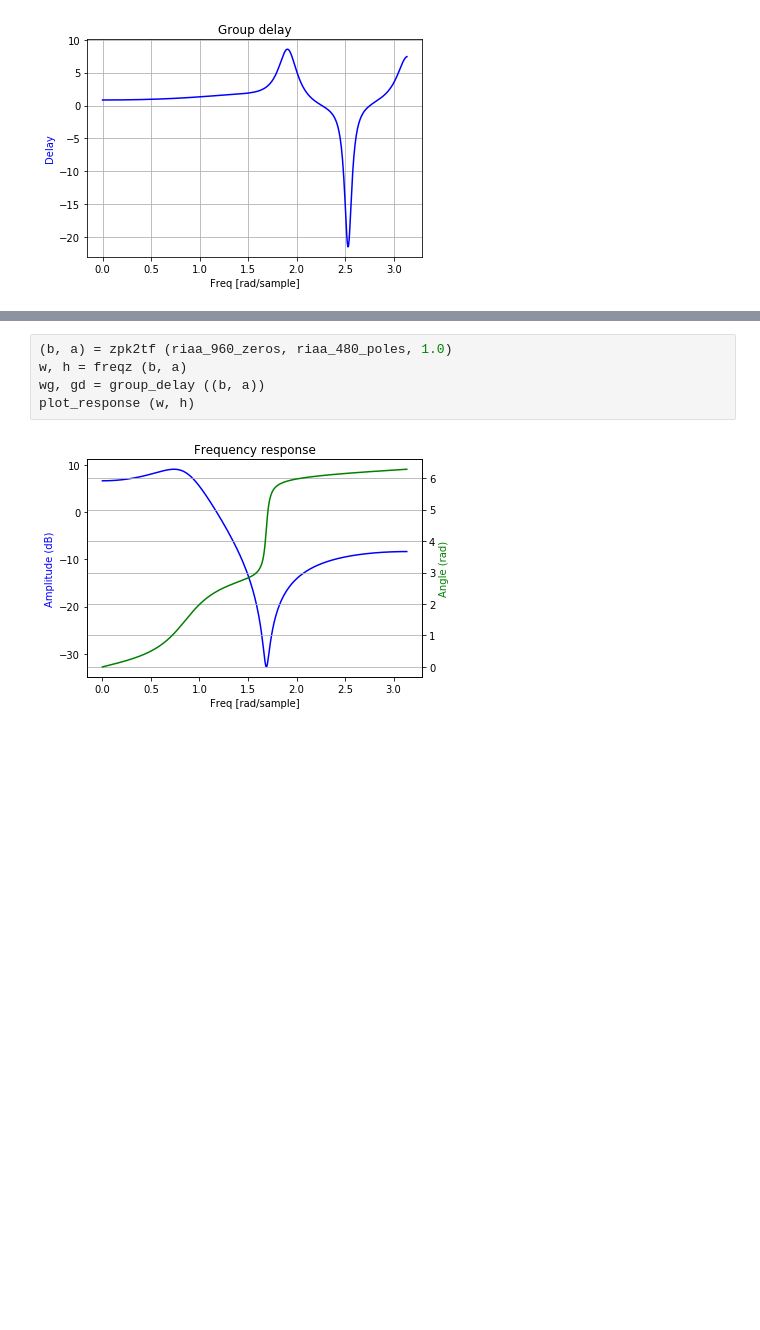
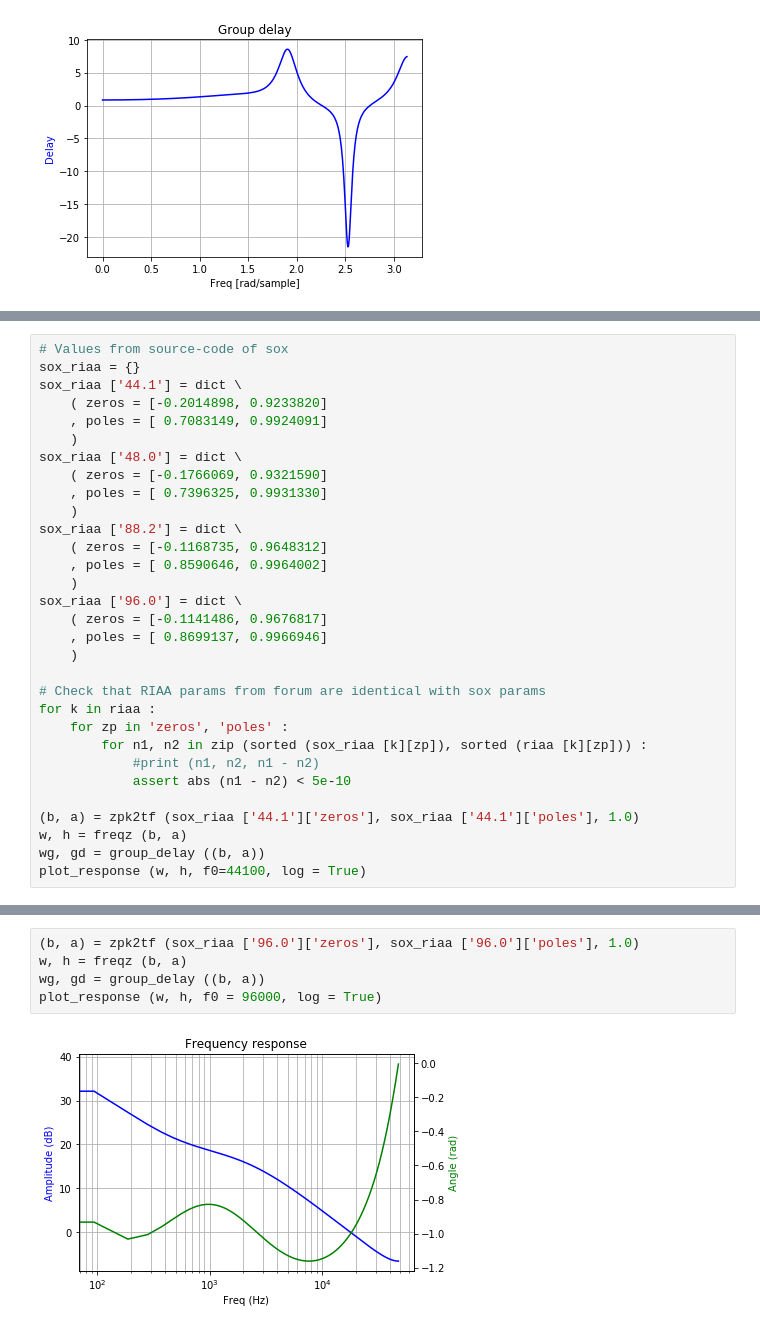
Before and after one commit to schlatterbeck/filter-optimizer, a Jupyter notebook: IIR_Filter.ipynb, the cells around one changed output, grey strips where cells are left out. Drawn from its saved outputs; the diff is of its cells as text; blank space fills up the shorter version.

Commit message:
More RIAA

```diff
--- a/IIR_Filter.ipynb
+++ b/IIR_Filter.ipynb
@@ -368,0 +446,31 @@ plot_response (w, h)
+# %%
+# Values from source-code of sox
+sox_riaa = {}
+sox_riaa ['44.1'] = dict \
+    ( zeros = [-0.2014898, 0.9233820]
+    , poles = [ 0.7083149, 0.9924091]
+    )
+sox_riaa ['48.0'] = dict \
+    ( zeros = [-0.1766069, 0.9321590]
+    , poles = [ 0.7396325, 0.9931330]
+    )
+sox_riaa ['88.2'] = dict \
+    ( zeros = [-0.1168735, 0.9648312]
+    , poles = [ 0.8590646, 0.9964002]
+    )
+sox_riaa ['96.0'] = dict \
+    ( zeros = [-0.1141486, 0.9676817]
+    , poles = [ 0.8699137, 0.9966946]
+    )
+
+# Check that RIAA params from forum are identical with sox params
+for k in riaa :
+    for zp in 'zeros', 'poles' :
+        for n1, n2 in zip (sorted (sox_riaa [k][zp]), sorted (riaa [k][zp])) :
+            #print (n1, n2, n1 - n2)
+            assert abs (n1 - n2) < 5e-10
+
+(b, a) = zpk2tf (sox_riaa ['44.1']['zeros'], sox_riaa ['44.1']['poles'], 1.0)
+w, h = freqz (b, a)
+wg, gd = group_delay ((b, a))
+plot_response (w, h, f0=44100, log = True)
@@ -369,7 +479,7 @@ plot_response (w, h)
 # %%
-(b, a) = zpk2tf (riaa_960_zeros, riaa_480_poles, 1.0)
+(b, a) = zpk2tf (sox_riaa ['96.0']['zeros'], sox_riaa ['96.0']['poles'], 1.0)
 w, h = freqz (b, a)
 wg, gd = group_delay ((b, a))
-plot_response (w, h)
+plot_response (w, h, f0 = 96000, log = True)
 # %% [output]
-[figure, old version]
+[figure, new version]
```
Also changed, not shown: parts of 18 cells of this notebook.
